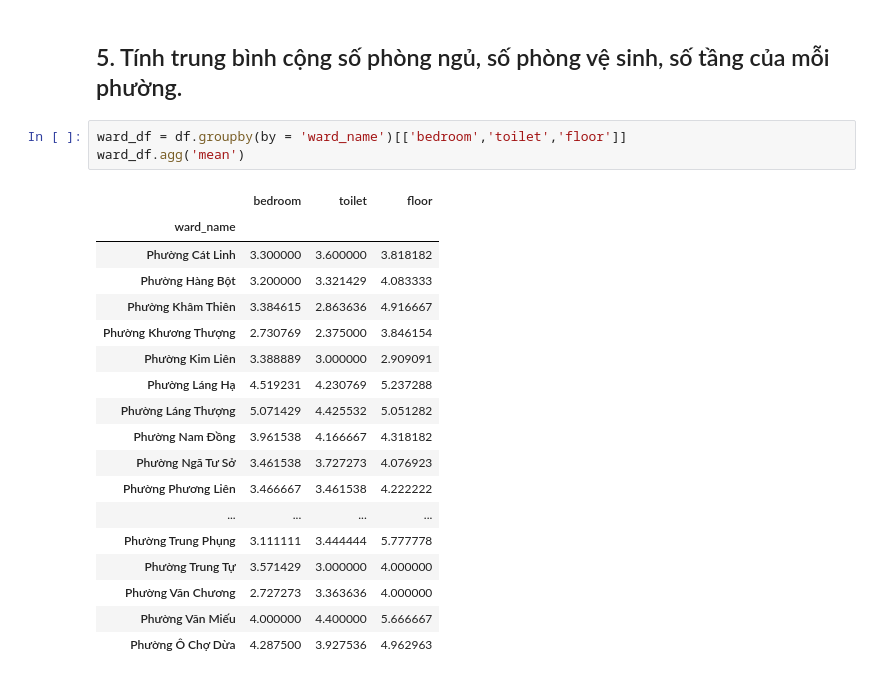
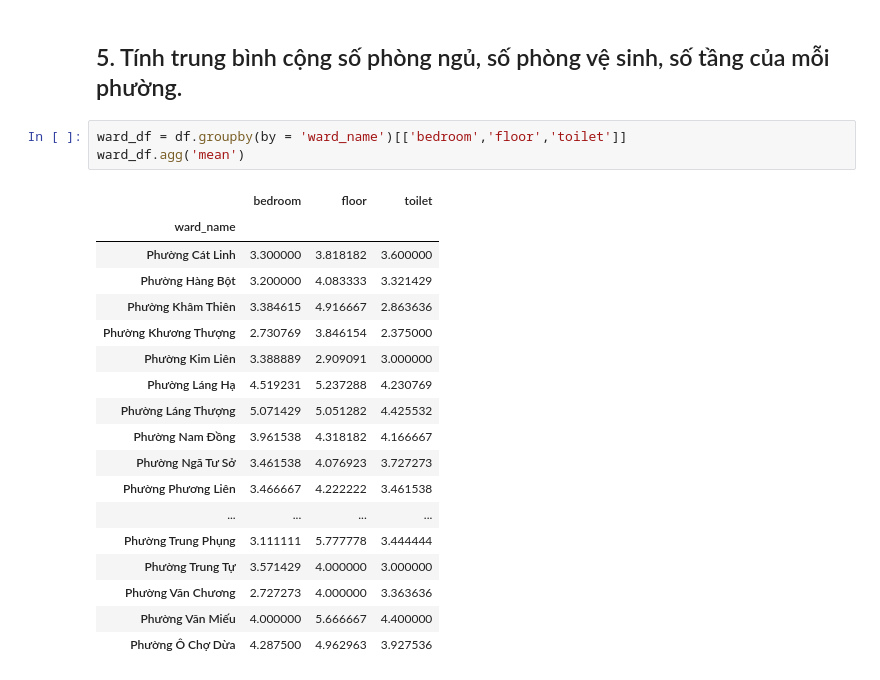
Before and after one commit to ShinNgao12/CodeGym_DA, a Jupyter notebook: TTDL- HousePrice.ipynb, the cells around one changed output. Saved outputs shown, nothing was run; the diff lists cells and outputs as text.

```diff
--- a/TTDL- HousePrice.ipynb
+++ b/TTDL- HousePrice.ipynb
@@ -113,26 +113,26 @@ df.pivot_table(values = 'price', index = 'type_of_land', aggfunc = ['mean','max'
 # %% [markdown]
 ## 5. Tính trung bình cộng số phòng ngủ, số phòng vệ sinh, số tầng của mỗi phường.
 # %%
-ward_df = df.groupby(by = 'ward_name')[['bedroom','toilet','floor']]
+ward_df = df.groupby(by = 'ward_name')[['bedroom','floor','toilet']]
 ward_df.agg('mean')
 # %% [output]
-|  | bedroom | toilet | floor |
+|  | bedroom | floor | toilet |
 | ward_name |  |  |  |
-| Phường Cát Linh | 3.300000 | 3.600000 | 3.818182 |
-| Phường Hàng Bột | 3.200000 | 3.321429 | 4.083333 |
-| Phường Khâm Thiên | 3.384615 | 2.863636 | 4.916667 |
-| Phường Khương Thượng | 2.730769 | 2.375000 | 3.846154 |
-| Phường Kim Liên | 3.388889 | 3.000000 | 2.909091 |
-| Phường Láng Hạ | 4.519231 | 4.230769 | 5.237288 |
-| Phường Láng Thượng | 5.071429 | 4.425532 | 5.051282 |
-| Phường Nam Đồng | 3.961538 | 4.166667 | 4.318182 |
-| Phường Ngã Tư Sở | 3.461538 | 3.727273 | 4.076923 |
-| Phường Phương Liên | 3.466667 | 3.461538 | 4.222222 |
+| Phường Cát Linh | 3.300000 | 3.818182 | 3.600000 |
+| Phường Hàng Bột | 3.200000 | 4.083333 | 3.321429 |
+| Phường Khâm Thiên | 3.384615 | 4.916667 | 2.863636 |
+| Phường Khương Thượng | 2.730769 | 3.846154 | 2.375000 |
+| Phường Kim Liên | 3.388889 | 2.909091 | 3.000000 |
+| Phường Láng Hạ | 4.519231 | 5.237288 | 4.230769 |
+| Phường Láng Thượng | 5.071429 | 5.051282 | 4.425532 |
+| Phường Nam Đồng | 3.961538 | 4.318182 | 4.166667 |
+| Phường Ngã Tư Sở | 3.461538 | 4.076923 | 3.727273 |
+| Phường Phương Liên | 3.466667 | 4.222222 | 3.461538 |
 | ... | ... | ... | ... |
-| Phường Trung Phụng | 3.111111 | 3.444444 | 5.777778 |
-| Phường Trung Tự | 3.571429 | 3.000000 | 4.000000 |
-| Phường Văn Chương | 2.727273 | 3.363636 | 4.000000 |
-| Phường Văn Miếu | 4.000000 | 4.400000 | 5.666667 |
-| Phường Ô Chợ Dừa | 4.287500 | 3.927536 | 4.962963 |
+| Phường Trung Phụng | 3.111111 | 5.777778 | 3.444444 |
+| Phường Trung Tự | 3.571429 | 4.000000 | 3.000000 |
+| Phường Văn Chương | 2.727273 | 4.000000 | 3.363636 |
+| Phường Văn Miếu | 4.000000 | 5.666667 | 4.400000 |
+| Phường Ô Chợ Dừa | 4.287500 | 4.962963 | 3.927536 |
 # %%
 # Sử dụng pivot_table
```
Also changed, not shown: parts of 1 cell of this notebook, 2 other files.
